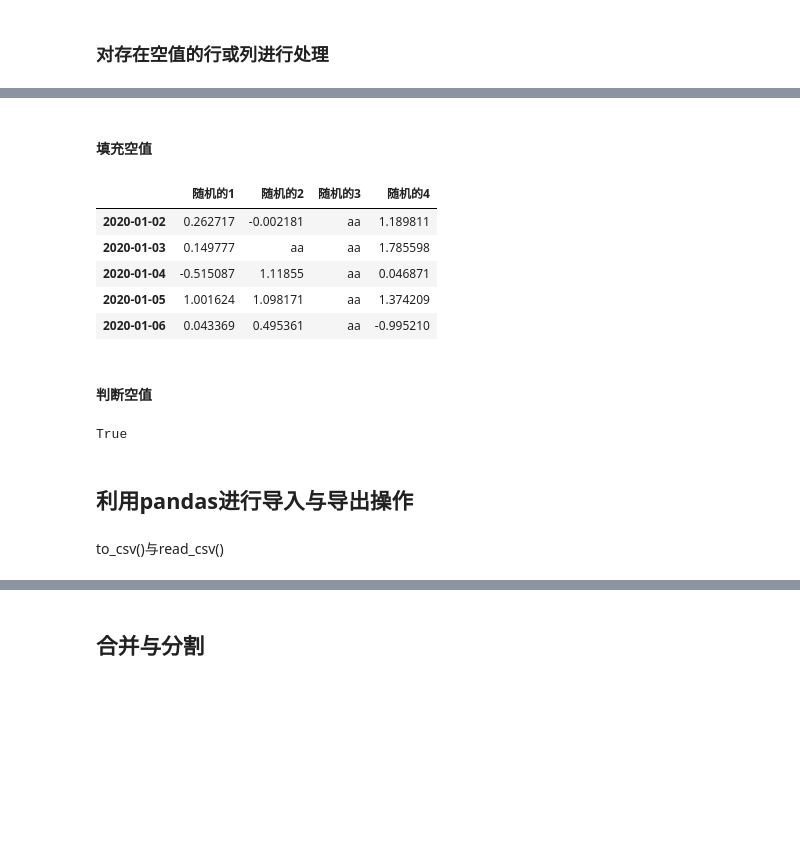
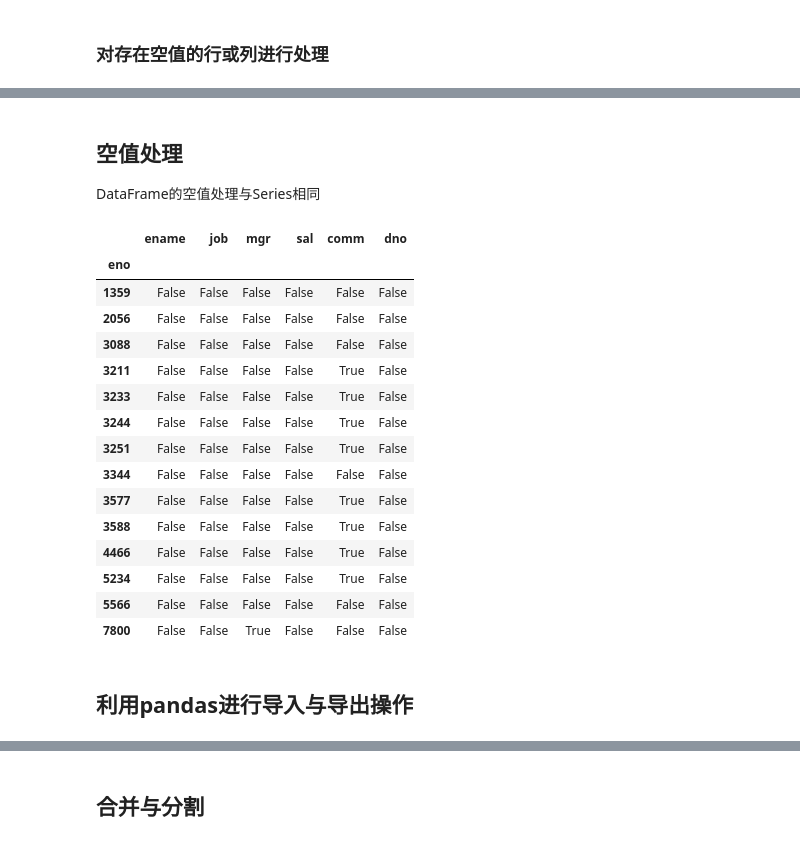
Before and after one commit to betterlmy/LearningPython, a Jupyter notebook: Python数据处理/Pandas库-DataFrame类.ipynb, the cells around one changed output, grey strips where cells are left out. Cells and saved outputs as stored; diff of their text form; code cells hidden in the pictures; blank space fills up the shorter version.

```diff
--- a/Python数据处理/Pandas库-DataFrame类.ipynb
+++ b/Python数据处理/Pandas库-DataFrame类.ipynb
@@ -55,0 +85,11 @@ Freq: D, Name: 随机的1, dtype: float64
+# %%
+import pymysql
+
+conn = pymysql.connect(
+    host='47.104.31.138', port=3306,
+    user='guest', password='Guest.618',
+    database='hrs', charset='utf8mb4'
+)
+dept_df = pd.read_sql('select * from tb_dept', conn, index_col='dno')
+emp_df = pd.read_sql('select * from tb_emp', conn, index_col='eno')
+emp2_df = pd.read_sql('select * from tb_emp2', conn, index_col='eno')
@@ -183,25 +224,25 @@ df_copy
-# %% [markdown]
-#### 填充空值
-# %%
-df_copy.fillna(value="aa")
-# %% [output]
-|  | 随机的1 | 随机的2 | 随机的3 | 随机的4 |
-| 2020-01-02 | 0.262717 | -0.002181 | aa | 1.189811 |
-| 2020-01-03 | 0.149777 | aa | aa | 1.785598 |
-| 2020-01-04 | -0.515087 | 1.11855 | aa | 0.046871 |
-| 2020-01-05 | 1.001624 | 1.098171 | aa | 1.374209 |
-| 2020-01-06 | 0.043369 | 0.495361 | aa | -0.995210 |
-# %% [markdown]
-#### 判断空值
-# %%
-# 如果是空，则将该块内容设置为空
-df_copy.isnull()
-
-# 返回整个df中是否包含空值
-print(np.any(df_copy.isnull())==True)
-# %% [output]
-True
+# %% [markdown]
+## 空值处理
+DataFrame的空值处理与Series相同
+# %%
+# 判断空值,isnull()方法对DataFrame中每个元素内容进行判断
+emp_df.isnull()
+# %% [output]
+|  | ename | job | mgr | sal | comm | dno |
+| eno |  |  |  |  |  |  |
+| 1359 | False | False | False | False | False | False |
+| 2056 | False | False | False | False | False | False |
+| 3088 | False | False | False | False | False | False |
+| 3211 | False | False | False | False | True | False |
+| 3233 | False | False | False | False | True | False |
+| 3244 | False | False | False | False | True | False |
+| 3251 | False | False | False | False | True | False |
+| 3344 | False | False | False | False | False | False |
+| 3577 | False | False | False | False | True | False |
+| 3588 | False | False | False | False | True | False |
+| 4466 | False | False | False | False | True | False |
+| 5234 | False | False | False | False | True | False |
+| 5566 | False | False | False | False | False | False |
+| 7800 | False | False | True | False | False | False |
 # %% [markdown]
 ## 利用pandas进行导入与导出操作
-# %% [markdown]
-to_csv()与read_csv()
```
Also changed, not shown: parts of 58 cells of this notebook, 7 other files.
